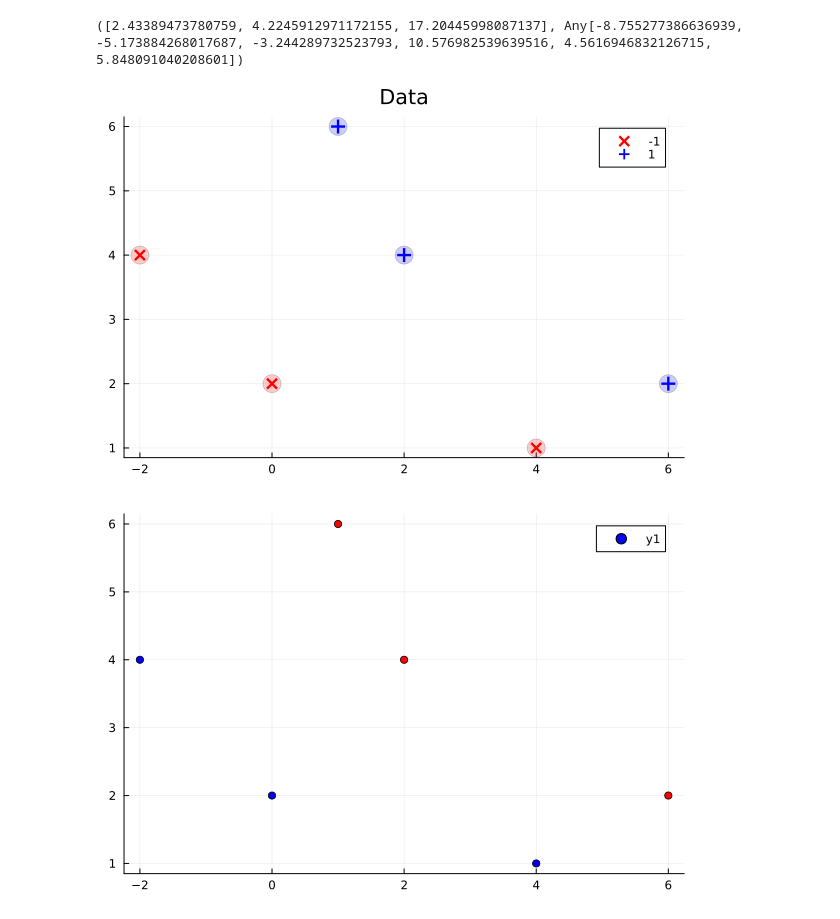
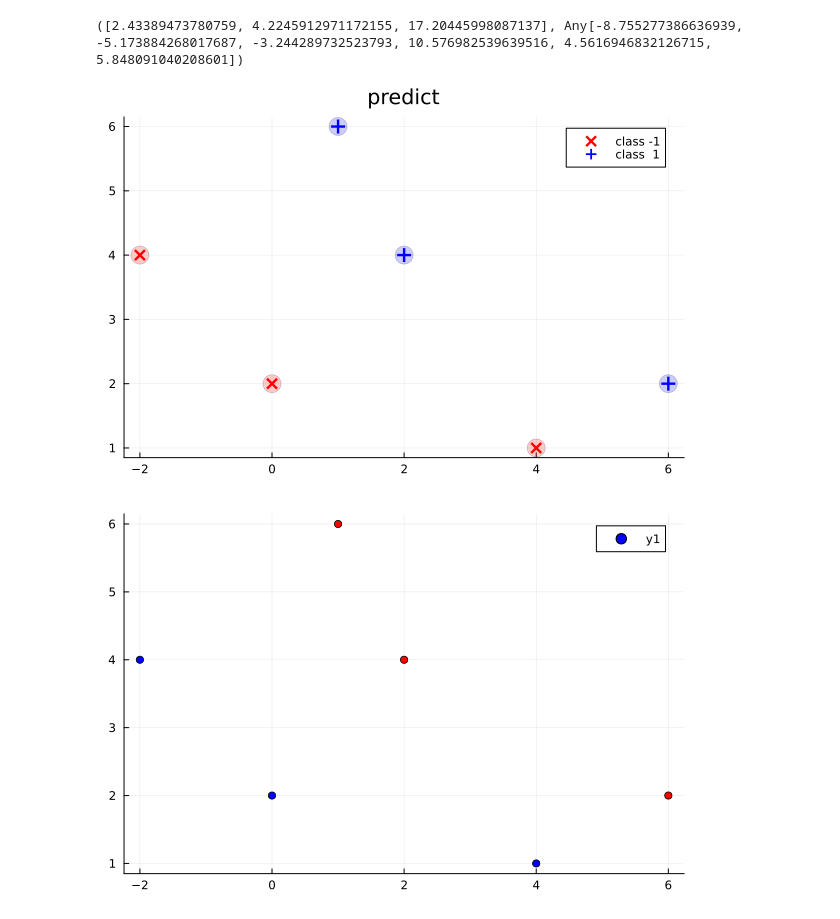
Before and after one commit to meysam-kazemi/ML_with_julia, a Jupyter notebook: svm.ipynb, the cells around one changed output. Drawn from its saved outputs; the diff is of its cells as text; code cells hidden in the pictures.

Commit message:
edit title of plot

```diff
--- a/svm.ipynb
+++ b/svm.ipynb
@@ -39,16 +39,16 @@ w,out = SVM(x,y)
 # %% [output]
 ([2.43389473780759, 4.2245912971172155, 17.20445998087137], Any[-8.755277386636939, -5.173884268017687, -3.244289732523793, 10.576982539639516, 4.5616946832126715, 5.848091040208601])
 # %%
-scatter(title="Data");
+scatter(title="predict");
 class1 = x[(1:length(y))'[y.==-1],:];
 class2 = x[(1:length(y))'[y.== 1],:];
-scatter!(class1[:,1],class1[:,2],markershape=:x,c=:red,markersize=5,markerstrokewidth=3,label="-1")
-scatter!(class2[:,1],class2[:,2],markershape=:+,c=:blue,markersize=7,markerstrokewidth=3,label="1")
+scatter!(class1[:,1],class1[:,2],markershape=:x,c=:red,markersize=5,markerstrokewidth=3,label="class -1")
+scatter!(class2[:,1],class2[:,2],markershape=:+,c=:blue,markersize=7,markerstrokewidth=3,label="class  1")
 color_filter = a -> a <= 0 ? :red : :blue
 color = color_filter.(out)
 scatter!(x[:,1],x[:,2],c=color,markeralpha=0.2,markersize=10,label=false)
 # %% [output]
-[figure, old version]
+[figure, new version]
 # %%
 
 scatter(x[:,1],x[:,2],)
```
